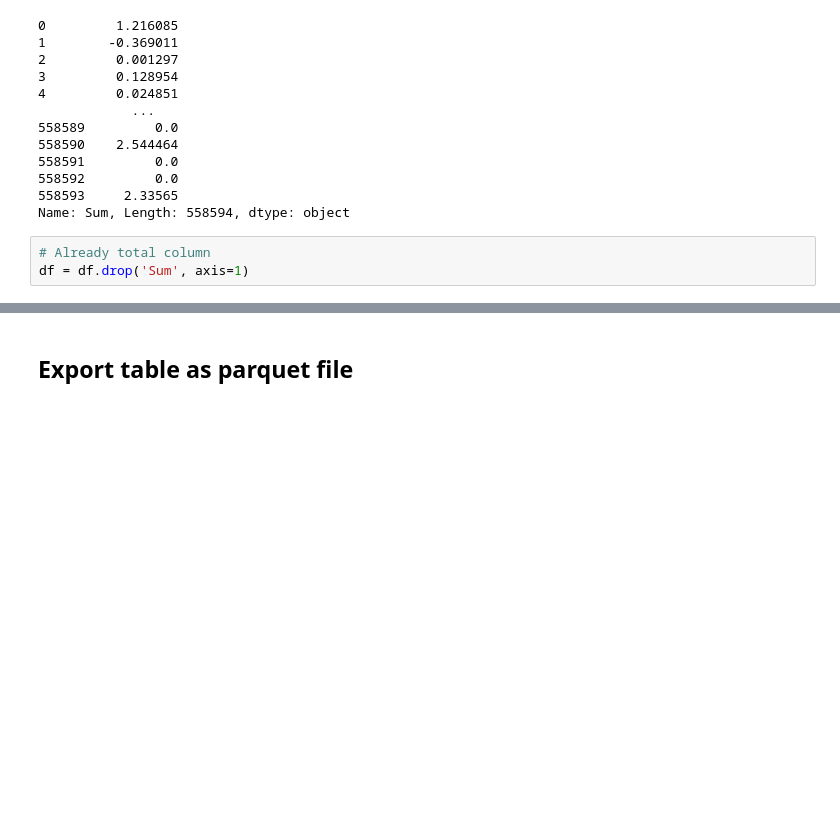
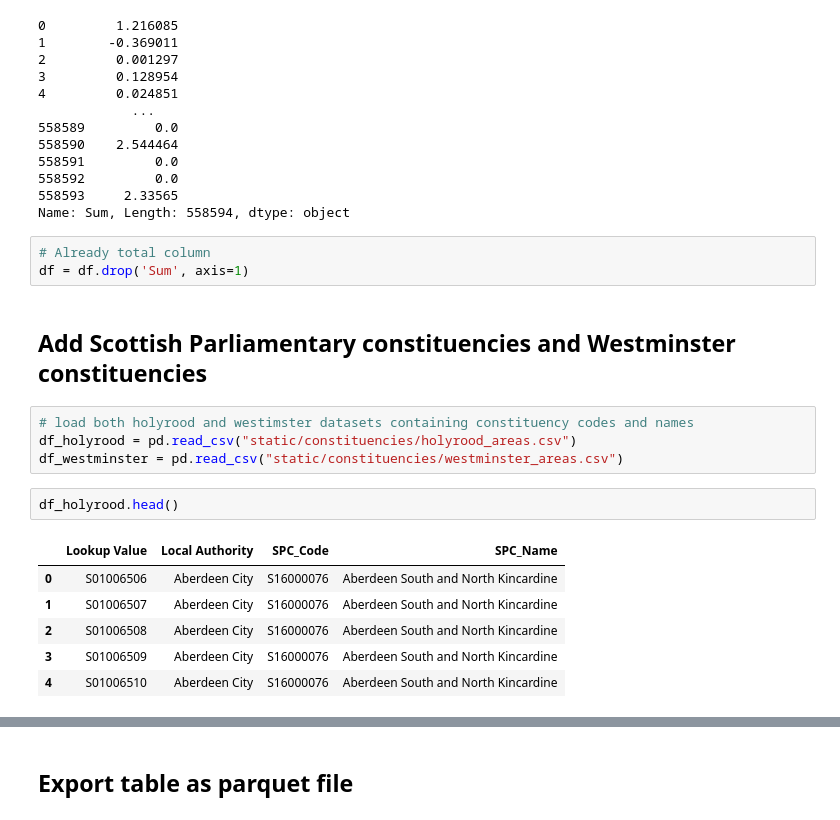
Before and after one commit to Edinburgh-Futures-Institute/CoBenefits, a Jupyter notebook: dataProcess-oneScenario.ipynb, the cells around one changed output, grey strips where cells are left out. Saved outputs shown, nothing was run; the diff lists cells and outputs as text; blank space fills up the shorter version.

```diff
--- a/dataProcess-oneScenario.ipynb
+++ b/dataProcess-oneScenario.ipynb
@@ -574,3 +581,18 @@ Name: Sum, Length: 558594, dtype: object
 # %%
 # Already total column
 df = df.drop('Sum', axis=1)
+# %% [markdown]
+## Add Scottish Parliamentary constituencies and Westminster constituencies
+# %%
+# load both holyrood and westimster datasets containing constituency codes and names
+df_holyrood = pd.read_csv("static/constituencies/holyrood_areas.csv")
+df_westminster = pd.read_csv("static/constituencies/westminster_areas.csv")
+# %%
+df_holyrood.head()
+# %% [output]
+|  | Lookup Value | Local Authority | SPC_Code | SPC_Name |
+| 0 | S01006506 | Aberdeen City | S16000076 | Aberdeen South and North Kincardine |
+| 1 | S01006507 | Aberdeen City | S16000076 | Aberdeen South and North Kincardine |
+| 2 | S01006508 | Aberdeen City | S16000076 | Aberdeen South and North Kincardine |
+| 3 | S01006509 | Aberdeen City | S16000076 | Aberdeen South and North Kincardine |
+| 4 | S01006510 | Aberdeen City | S16000076 | Aberdeen South and North Kincardine |
```
Also changed, not shown: parts of 14 cells of this notebook, 4 other files.
